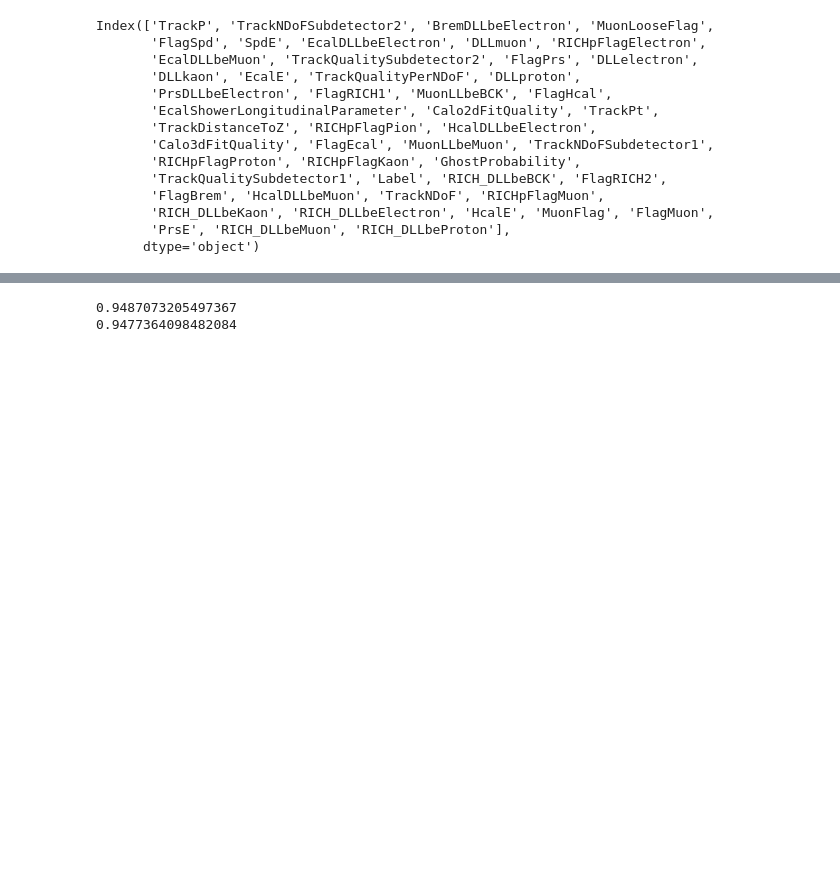
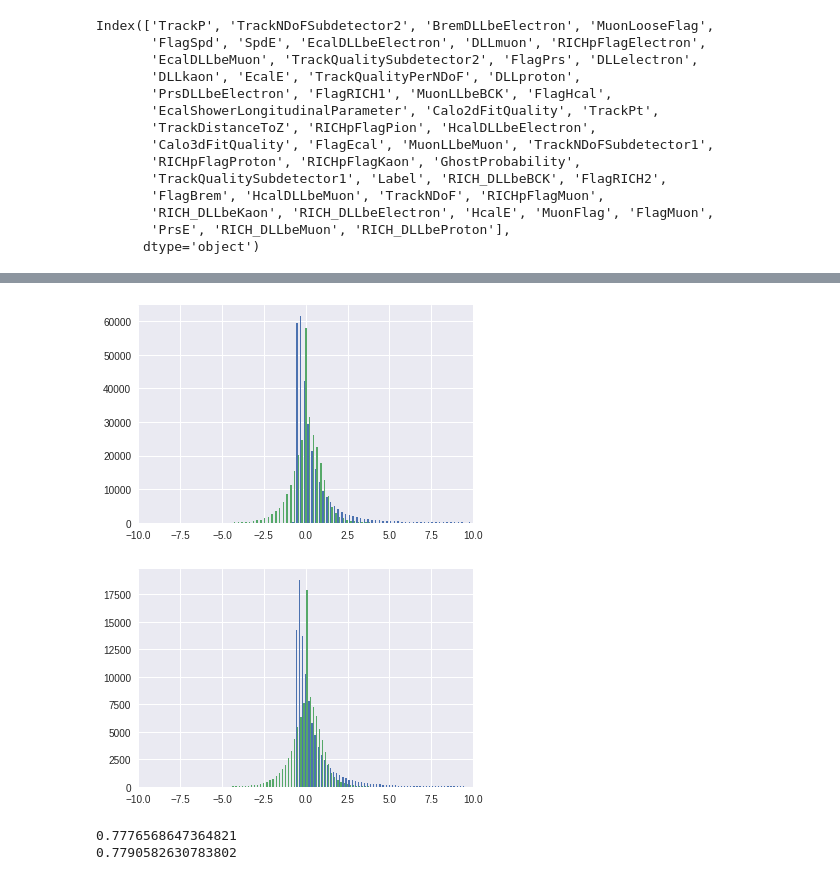
Before and after one commit to SiLiKhon/HEPStatsSeminar, a Jupyter notebook: seminar2/LinearModels_LHCb_PID.ipynb, the cells around one changed output, grey strips where cells are left out. Cells and saved outputs as stored; diff of their text form; code cells hidden in the pictures; blank space fills up the shorter version.

```diff
--- a/seminar2/LinearModels_LHCb_PID.ipynb
+++ b/seminar2/LinearModels_LHCb_PID.ipynb
@@ -59,0 +309,9 @@ data['Label'] = (data.Label == 'Kaon').astype(float)
+# %%
+from sklearn.feature_selection import RFE
+from sklearn.linear_model import LogisticRegression
+
+fs_model = LogisticRegression()
+rfe = RFE(fs_model, 5)
+# %%
+%%time
+selector = rfe.fit(fs_test.loc[:, fs_test.columns != 'Label'], fs_test.Label)
@@ -59,0 +323,5 @@ data['Label'] = (data.Label == 'Kaon').astype(float)
+# %%
+best_features = fs_test.columns[selector.get_support(indices=True)].tolist()
+print("Number of Features: ", selector.n_features_)
+print("Selected Features: ", best_features)
+# print("Feature Ranking: ", selector.ranking_)
@@ -61,3 +334,8 @@ data['Label'] = (data.Label == 'Kaon').astype(float)
 from sklearn import linear_model, metrics, model_selection, preprocessing
 # %%
 train, test = model_selection.train_test_split(data, test_size=0.25)
+# %%
+def get_features(dataset):
+  return dataset[[f for f in best_features if f != 'RICHpFlagKaon' and f != 'DLLproton' and f != 'DLLkaon']]
+
+get_features(train).head()
@@ -64,6 +349,17 @@ train, test = model_selection.train_test_split(data, test_size=0.25)
+# %%
+plt.hist(scaler.transform(get_features(train)), bins=1000);
+plt.xlim(-10, 10);
+plt.show();
+
+plt.hist(scaler.transform(get_features(test )), bins=1000);
+plt.xlim(-10, 10);
+plt.show();
+# %% [output]
+[figure, added]
+[figure, added]
 # %%
-def get_features(dataset):
-  return dataset[features]
+#def get_features(dataset):
+#  return dataset[features]
 
 
 scaler = preprocessing.RobustScaler()
@@ -79,8 +375,8 @@ preds_test  = model.predict_proba(scaler.transform(get_features(test )))[:,1]
 print(metrics.roc_auc_score(train.Label, preds_train))
 print(metrics.roc_auc_score(test .Label, preds_test ))
 # %% [output]
-0.9487073205497367
-0.9477364098482084
+0.7776568647364821
+0.7790582630783802
 # %%
 metrics.roc_auc_score(test.Label, test.RICH_DLLbeKaon)
 # %% [output]
```
Also changed, not shown: parts of 45 cells of this notebook.
